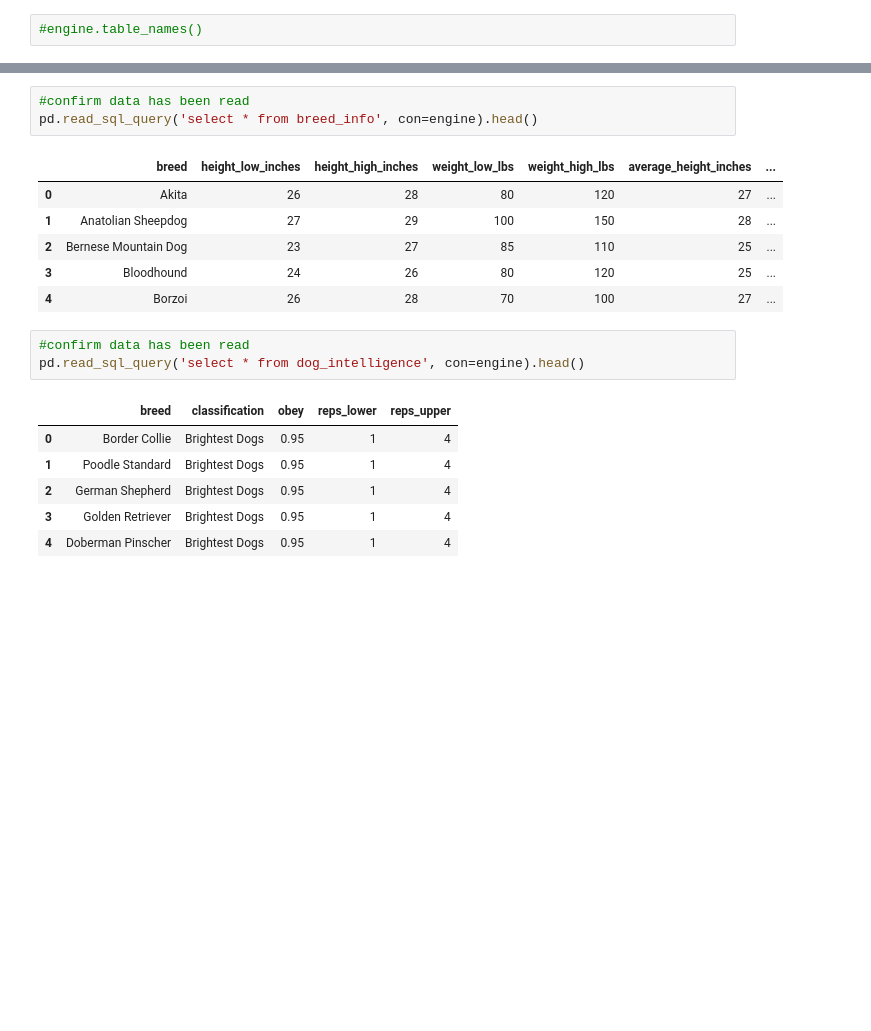
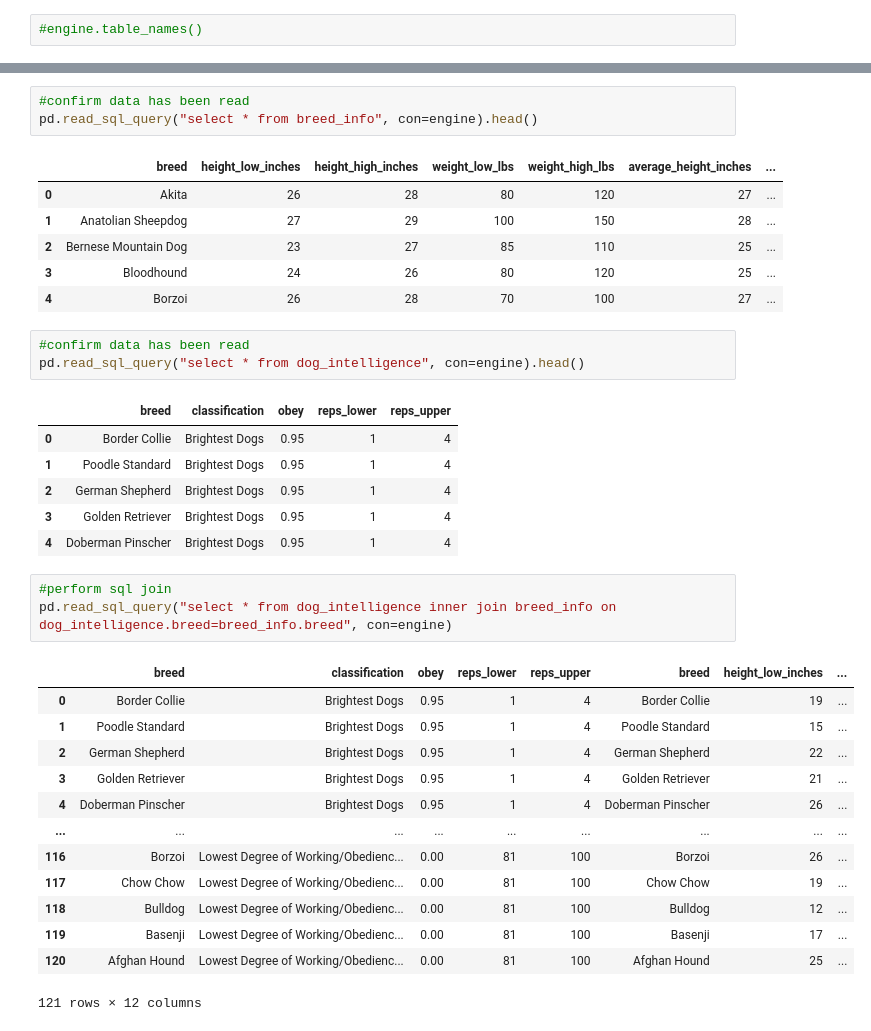
Before and after one commit to alissavokes/ETL-Dog-Intelligence, a Jupyter notebook: data_etl.ipynb, the cells around one changed output, grey strips where cells are left out. Cells and saved outputs as stored; diff of their text form; blank space fills up the shorter version.

Commit message:
added sql join

```diff
--- a/data_etl.ipynb
+++ b/data_etl.ipynb
@@ -332,6 +327,6 @@ dog_intelligence_df.to_sql(name="dog_intelligence", con=engine, if_exists="appen
 # %%
 #confirm data has been read
-pd.read_sql_query('select * from breed_info', con=engine).head()
+pd.read_sql_query("select * from breed_info", con=engine).head()
 # %% [output]
 |  | breed | height_low_inches | height_high_inches | weight_low_lbs | weight_high_lbs | average_height_inches | ... |
 | 0 | Akita | 26 | 28 | 80 | 120 | 27 | ... |
@@ -341,7 +336,7 @@ pd.read_sql_query('select * from breed_info', con=engine).head()
 | 4 | Borzoi | 26 | 28 | 70 | 100 | 27 | ... |
 # %%
 #confirm data has been read
-pd.read_sql_query('select * from dog_intelligence', con=engine).head()
+pd.read_sql_query("select * from dog_intelligence", con=engine).head()
 # %% [output]
 |  | breed | classification | obey | reps_lower | reps_upper |
 | 0 | Border Collie | Brightest Dogs | 0.95 | 1 | 4 |
@@ -349,3 +344,20 @@ pd.read_sql_query('select * from dog_intelligence', con=engine).head()
 | 2 | German Shepherd | Brightest Dogs | 0.95 | 1 | 4 |
 | 3 | Golden Retriever | Brightest Dogs | 0.95 | 1 | 4 |
 | 4 | Doberman Pinscher | Brightest Dogs | 0.95 | 1 | 4 |
+# %%
+#perform sql join
+pd.read_sql_query("select * from dog_intelligence inner join breed_info on dog_intelligence.breed=breed_info.breed", con=engine)
+# %% [output]
+|  | breed | classification | obey | reps_lower | reps_upper | breed | height_low_inches | ... |
+| 0 | Border Collie | Brightest Dogs | 0.95 | 1 | 4 | Border Collie | 19 | ... |
+| 1 | Poodle Standard | Brightest Dogs | 0.95 | 1 | 4 | Poodle Standard | 15 | ... |
+| 2 | German Shepherd | Brightest Dogs | 0.95 | 1 | 4 | German Shepherd | 22 | ... |
+| 3 | Golden Retriever | Brightest Dogs | 0.95 | 1 | 4 | Golden Retriever | 21 | ... |
+| 4 | Doberman Pinscher | Brightest Dogs | 0.95 | 1 | 4 | Doberman Pinscher | 26 | ... |
+| ... | ... | ... | ... | ... | ... | ... | ... | ... |
+| 116 | Borzoi | Lowest Degree of Working/Obedienc... | 0.00 | 81 | 100 | Borzoi | 26 | ... |
+| 117 | Chow Chow | Lowest Degree of Working/Obedienc... | 0.00 | 81 | 100 | Chow Chow | 19 | ... |
+| 118 | Bulldog | Lowest Degree of Working/Obedienc... | 0.00 | 81 | 100 | Bulldog | 12 | ... |
+| 119 | Basenji | Lowest Degree of Working/Obedienc... | 0.00 | 81 | 100 | Basenji | 17 | ... |
+| 120 | Afghan Hound | Lowest Degree of Working/Obedienc... | 0.00 | 81 | 100 | Afghan Hound | 25 | ... |
+121 rows × 12 columns
```
Also changed, not shown: parts of 4 cells of this notebook.
